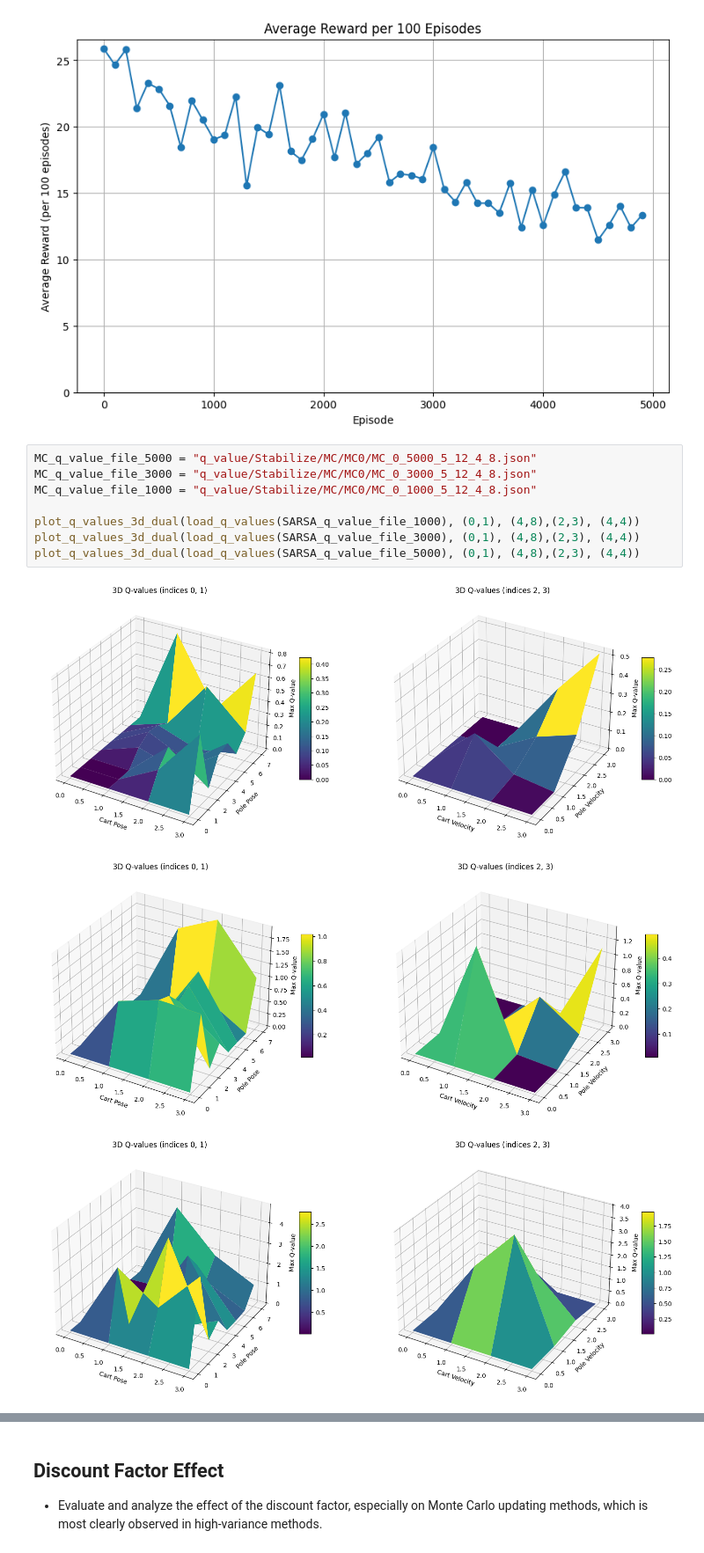
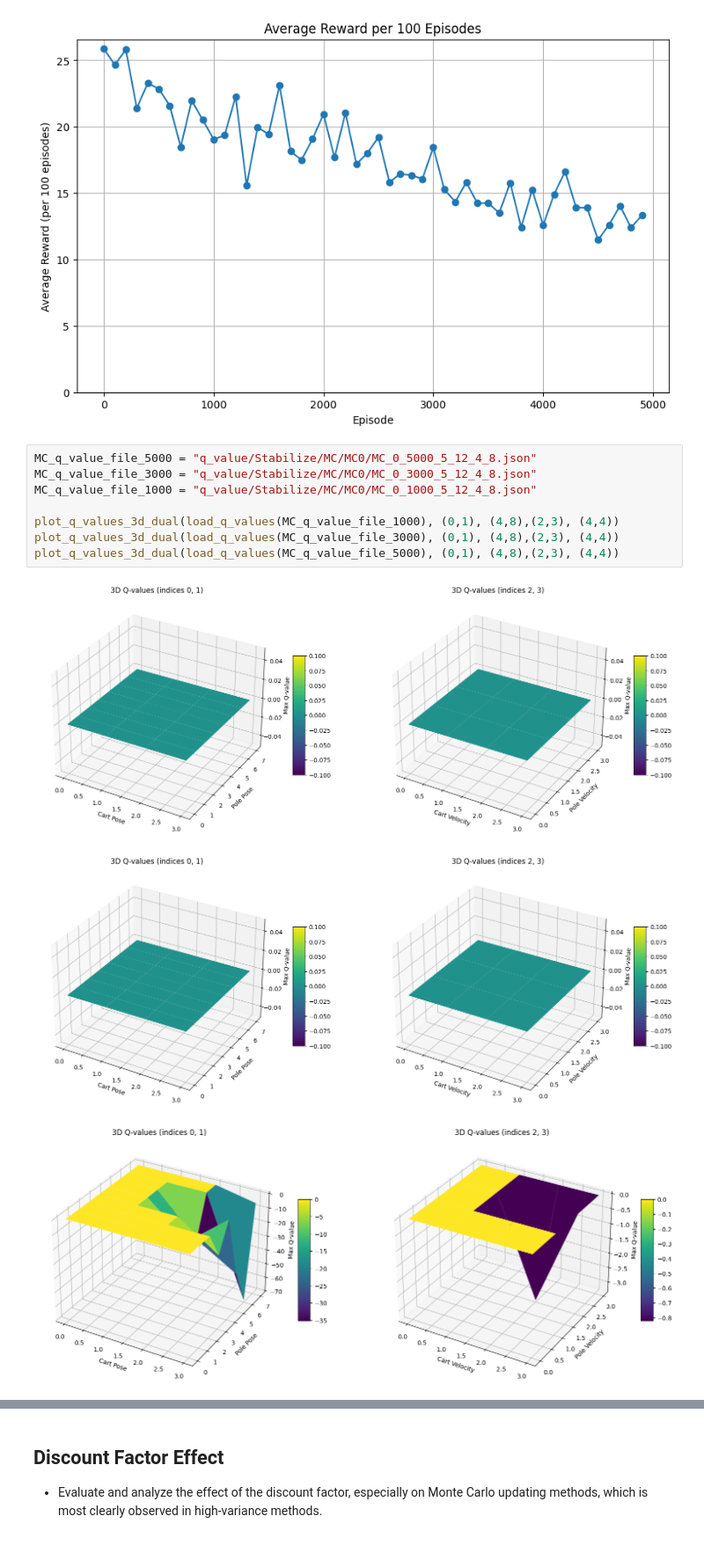
Before and after one commit to PavarisAsawa/DRL-HW2-Model-Free-RL, a Jupyter notebook: HW2-Part3-Evaluate.ipynb, the cells around one changed output, grey strips where cells are left out. Shown at 88% size. Saved outputs shown, nothing was run; the diff lists cells and outputs as text.

```diff
--- a/HW2-Part3-Evaluate.ipynb
+++ b/HW2-Part3-Evaluate.ipynb
@@ -154,15 +173,15 @@ plot_reward_grouped(MC0_reward_file, 100)
 # %%
 MC_q_value_file_5000 = "q_value/Stabilize/MC/MC0/MC_0_5000_5_12_4_8.json"
 MC_q_value_file_3000 = "q_value/Stabilize/MC/MC0/MC_0_3000_5_12_4_8.json"
 MC_q_value_file_1000 = "q_value/Stabilize/MC/MC0/MC_0_1000_5_12_4_8.json"
 
-plot_q_values_3d_dual(load_q_values(SARSA_q_value_file_1000), (0,1), (4,8),(2,3), (4,4))
-plot_q_values_3d_dual(load_q_values(SARSA_q_value_file_3000), (0,1), (4,8),(2,3), (4,4))
-plot_q_values_3d_dual(load_q_values(SARSA_q_value_file_5000), (0,1), (4,8),(2,3), (4,4))
+plot_q_values_3d_dual(load_q_values(MC_q_value_file_1000), (0,1), (4,8),(2,3), (4,4))
+plot_q_values_3d_dual(load_q_values(MC_q_value_file_3000), (0,1), (4,8),(2,3), (4,4))
+plot_q_values_3d_dual(load_q_values(MC_q_value_file_5000), (0,1), (4,8),(2,3), (4,4))
 # %% [output]
-[figure, old version]
+[figure, new version]
-[figure, old version]
+[figure, new version]
-[figure, old version]
+[figure, new version]
 # %% [markdown]
 <div style="display: flex; justify-content: space-around; align-items: flex-start;text-align: center">
   <div style="display: flex; flex-direction: column; align-items: center;">
```
Also changed, not shown: parts of 7 cells of this notebook.
